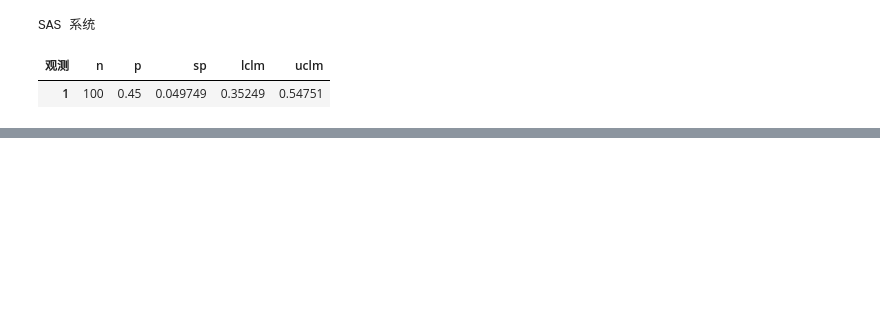
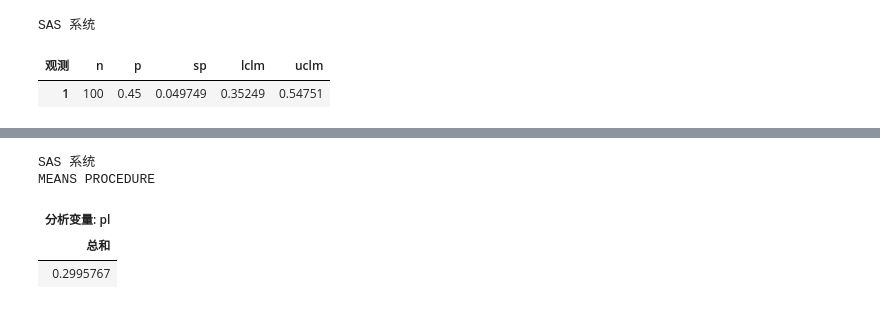
Before and after one commit to pumc-zhou/Med-Stat-Notes, a Jupyter notebook: Guide/SAS/25-06-07-binomial.ipynb, the cells around one changed output, grey strips where cells are left out. Cells and saved outputs as stored; diff of their text form; code cells hidden in the pictures; blank space fills up the shorter version.

```diff
--- a/Guide/SAS/25-06-07-binomial.ipynb
+++ b/Guide/SAS/25-06-07-binomial.ipynb
@@ -72,0 +191,24 @@ SAS 系统
+# %%
+%%SAS
+/*程序15-4*/
+data binomial15_4;
+    p01=probbnml(0.7,10,9);
+    p02=probbnml(0.7,10,8);
+    p0=p01-p02;
+    do i=0 to 10;
+        p11=probbnml(0.7,10,i);
+        p12=probbnml(0.7,10,i-1);
+    pl=p11-p12;
+        if i=0 then pl=p11;
+    if pl<=p0 then output;
+    end;
+run;
+proc means sum;
+    var pl;
+run;
+# %% [output]
+SAS 系统
+MEANS PROCEDURE
+| 分析变量: pl |
+| 总和 |
+| 0.2995767 |
```
Also changed, not shown: parts of 16 cells of this notebook, 4 other files.
